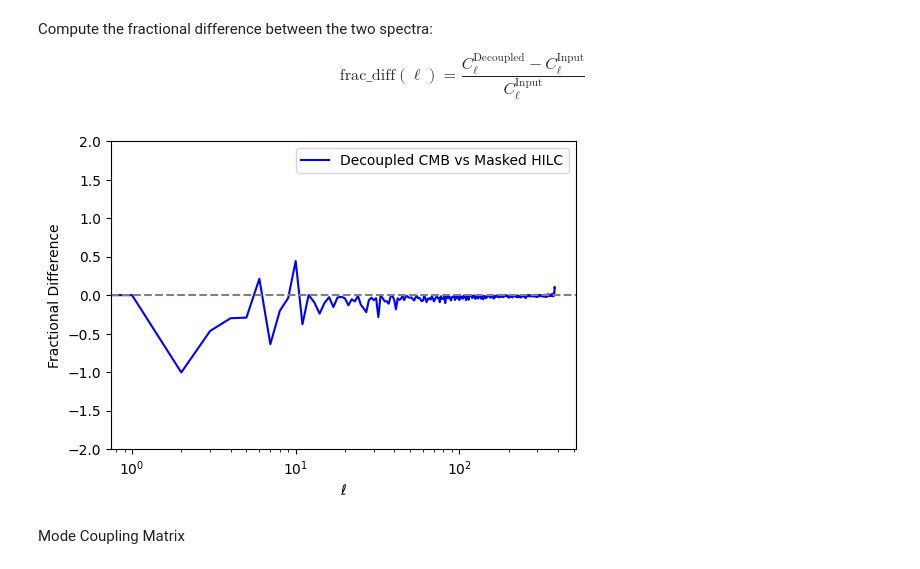
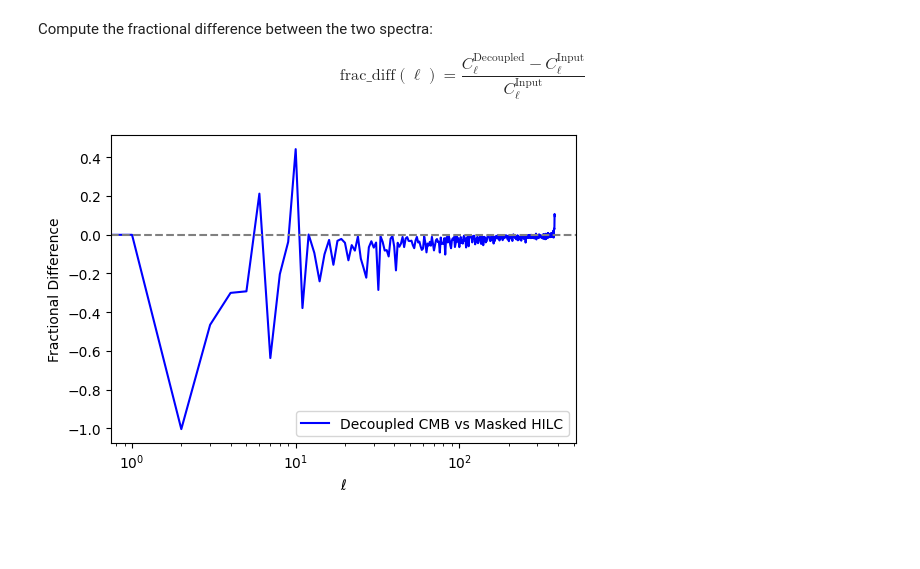
Before and after one commit to urwa99/Internship_Rome, a Jupyter notebook: notebooks/masked_HILC_clean.ipynb, the cells around one changed output. Saved outputs shown, nothing was run; the diff lists cells and outputs as text; code cells hidden in the pictures; blank space fills up the shorter version.

```diff
--- a/notebooks/masked_HILC_clean.ipynb
+++ b/notebooks/masked_HILC_clean.ipynb
@@ -61,11 +61,11 @@ Decoupled power spectra $\hat{C_l^{ij}} = M_{ll'}^{-1} \tilde{C}_l^{ij}$
 
 where $\tilde{C}_l^{ij}$ is the pseudo power spectrum aka the masked power spectrum
 # %%
-pcl, mcm, cl_dec=compute_decoupled_cl(maps_pl, mask2,False, nside, lmax, n_freqs)
+cl_dec=compute_decoupled_cl(maps_pl, mask2,False, nside, lmax, n_freqs)
 # %% [markdown]
 Computing the decoupled power spectrum of the masked CMB map
 # %%
-pcl_cmb, mcm_cmb, cmb_dec= compute_decoupled_cl(cmb, mask2,False, nside, lmax, n_freqs)
+cmb_dec= compute_decoupled_cl(cmb, mask2,False, nside, lmax, n_freqs)
 # %%
 Cl_cmb = hp.anafast(cmb[0]) #input cmb map
 # %%
@@ -149,7 +149,7 @@ print(maps_out.shape)
 # %% [markdown]
 Computing the angular power spectrum of the masked, component separated map
 # %%
-pcl_hilc, mcm_hilc, cl_hilc=compute_decoupled_cl(maps_out, mask2, True, nside, lmax, n_freqs)
+cl_hilc=compute_decoupled_cl(maps_out, mask2, True, nside, lmax, n_freqs)
 #for error ValueError: setting an array element with a sequence. The requested array has an inhomogeneous shape after 1 dimensions. The detected shape was (3,) + inhomogeneous part.
 #make sure to return ALL outputs of function
 # %%
@@ -188,18 +188,16 @@ $$
 # %%
 diff = (cl_hilc[:,0,0] - cmb_dec[:,0,0]) / cmb_dec [:,0,0]
 
 plt.figure(figsize=(6, 4))
 plt.plot(ells, diff, label="Decoupled CMB vs Masked HILC", color="blue")
 plt.axhline(0, linestyle="--", color="gray")  # Reference line
 #plt.yscale("log")
-plt.ylim(-2, 2)
+#plt.ylim(-2, 2)
 plt.xscale("log")
 plt.xlabel(r"$\ell$")
 plt.ylabel(r"Fractional Difference")
 
 plt.legend()
 plt.show()
 # %% [output]
-[figure, old version]
+[figure, new version]
-# %% [markdown]
-Mode Coupling Matrix
```
Also changed, not shown: parts of 2 cells of this notebook.
